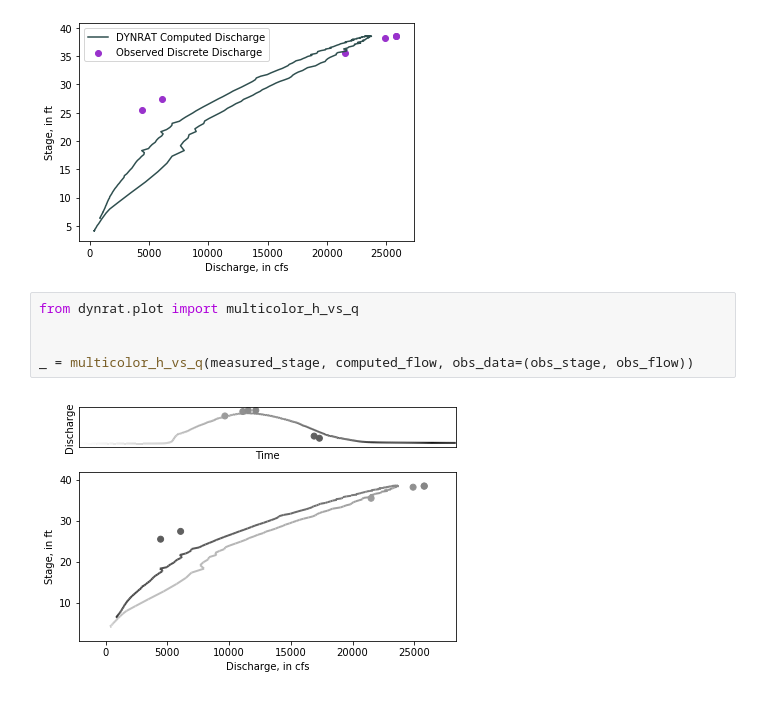
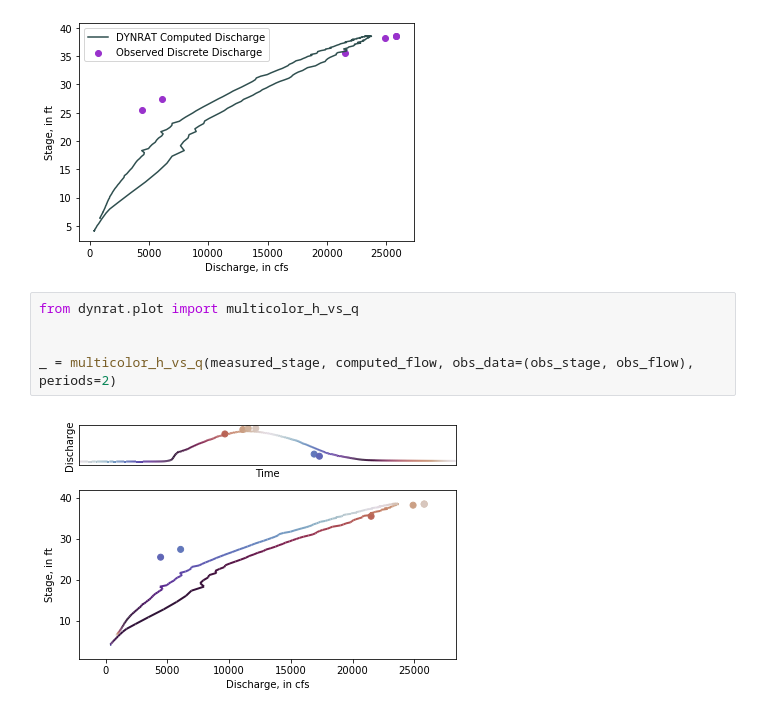
Before and after one commit to mdomanski-usgs/dynrat, a Jupyter notebook: examples/stage discharge plot.ipynb, the cells around one changed output. Cells and saved outputs as stored; diff of their text form.

Commit message:
add feature to plot periodic colormap scale

```diff
--- a/examples/stage discharge plot.ipynb
+++ b/examples/stage discharge plot.ipynb
@@ -29,7 +29,7 @@ _ = stage_discharge_plot(obs_stage, obs_flow, ax=ax)
 # %%
 from dynrat.plot import multicolor_h_vs_q
 
 
-_ = multicolor_h_vs_q(measured_stage, computed_flow, obs_data=(obs_stage, obs_flow))
+_ = multicolor_h_vs_q(measured_stage, computed_flow, obs_data=(obs_stage, obs_flow), periods=2)
 # %% [output]
-[figure, old version]
+[figure, new version]
```
Also changed, not shown: 1 other file.
